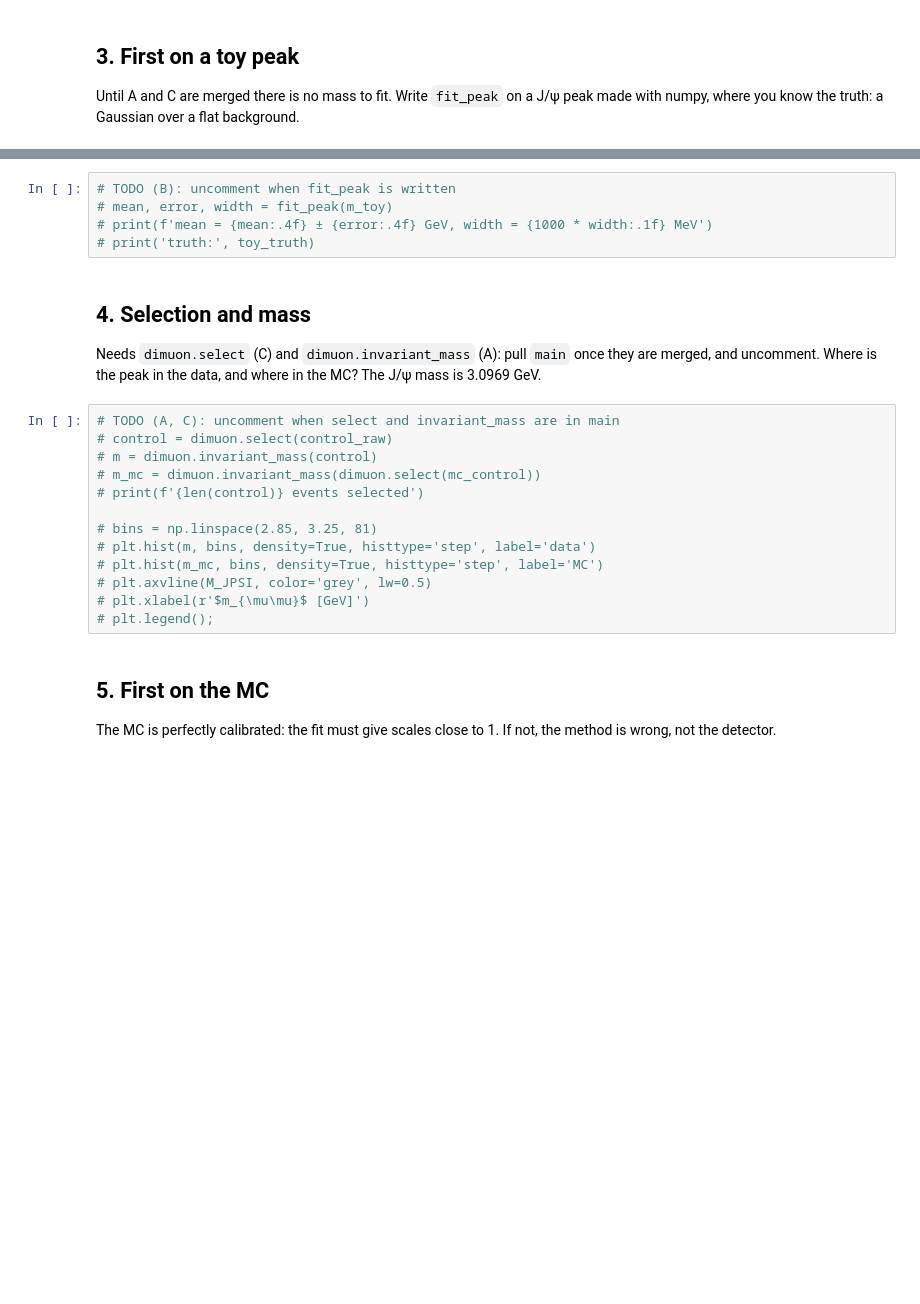
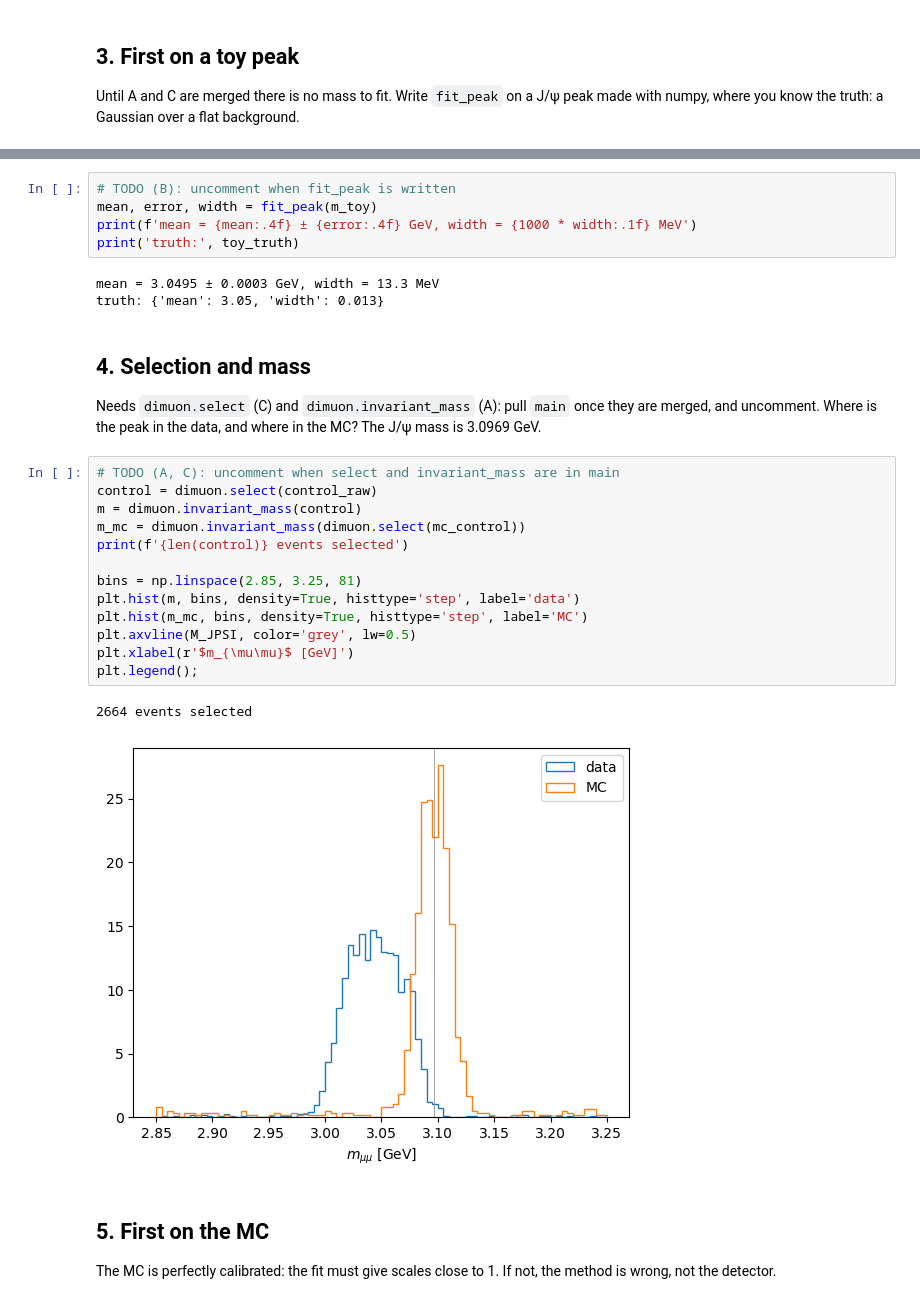
Before and after one commit to luis-cd/fca_bsmumu_fork, a Jupyter notebook: calibration.ipynb, the cells around one changed output, grey strips where cells are left out. Saved outputs shown, nothing was run; the diff lists cells and outputs as text; blank space fills up the shorter version.

```diff
--- a/calibration.ipynb
+++ b/calibration.ipynb
@@ -72,8 +109,11 @@ plt.xlabel(r'$m_{\mu\mu}$ [GeV]');
 # %%
 # TODO (B): uncomment when fit_peak is written
-# mean, error, width = fit_peak(m_toy)
-# print(f'mean = {mean:.4f} ± {error:.4f} GeV, width = {1000 * width:.1f} MeV')
-# print('truth:', toy_truth)
+mean, error, width = fit_peak(m_toy)
+print(f'mean = {mean:.4f} ± {error:.4f} GeV, width = {1000 * width:.1f} MeV')
+print('truth:', toy_truth)
+# %% [output]
+mean = 3.0495 ± 0.0003 GeV, width = 13.3 MeV
+truth: {'mean': 3.05, 'width': 0.013}
 # %% [markdown]
 ## 4. Selection and mass
 
@@ -82,17 +122,20 @@ merged, and uncomment. Where is the peak in the data, and where in the MC? The J
 is 3.0969 GeV.
 # %%
 # TODO (A, C): uncomment when select and invariant_mass are in main
-# control = dimuon.select(control_raw)
-# m = dimuon.invariant_mass(control)
-# m_mc = dimuon.invariant_mass(dimuon.select(mc_control))
-# print(f'{len(control)} events selected')
+control = dimuon.select(control_raw)
+m = dimuon.invariant_mass(control)
+m_mc = dimuon.invariant_mass(dimuon.select(mc_control))
+print(f'{len(control)} events selected')
 
-# bins = np.linspace(2.85, 3.25, 81)
-# plt.hist(m, bins, density=True, histtype='step', label='data')
-# plt.hist(m_mc, bins, density=True, histtype='step', label='MC')
-# plt.axvline(M_JPSI, color='grey', lw=0.5)
-# plt.xlabel(r'$m_{\mu\mu}$ [GeV]')
-# plt.legend();
+bins = np.linspace(2.85, 3.25, 81)
+plt.hist(m, bins, density=True, histtype='step', label='data')
+plt.hist(m_mc, bins, density=True, histtype='step', label='MC')
+plt.axvline(M_JPSI, color='grey', lw=0.5)
+plt.xlabel(r'$m_{\mu\mu}$ [GeV]')
+plt.legend();
+# %% [output]
+2664 events selected
+[figure, added]
 # %% [markdown]
 ## 5. First on the MC
 
```
Also changed, not shown: parts of 10 cells of this notebook, 1 other file.
